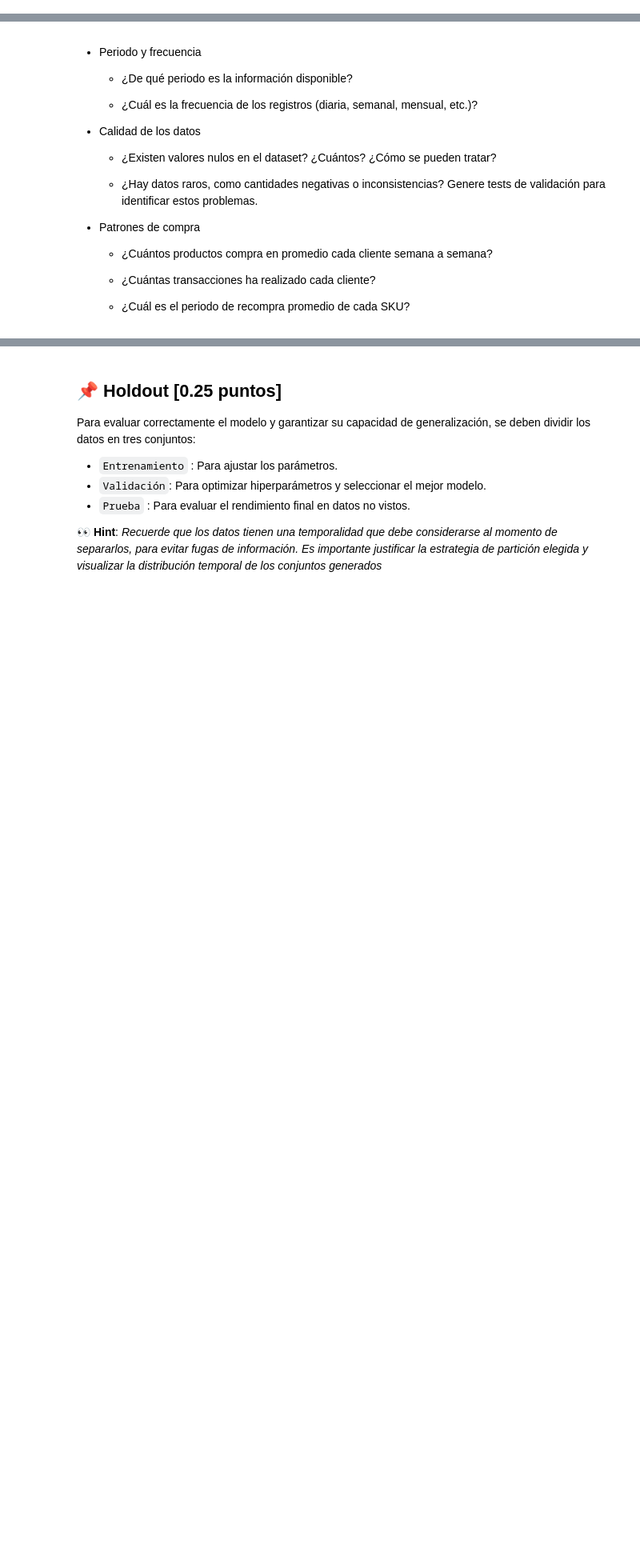
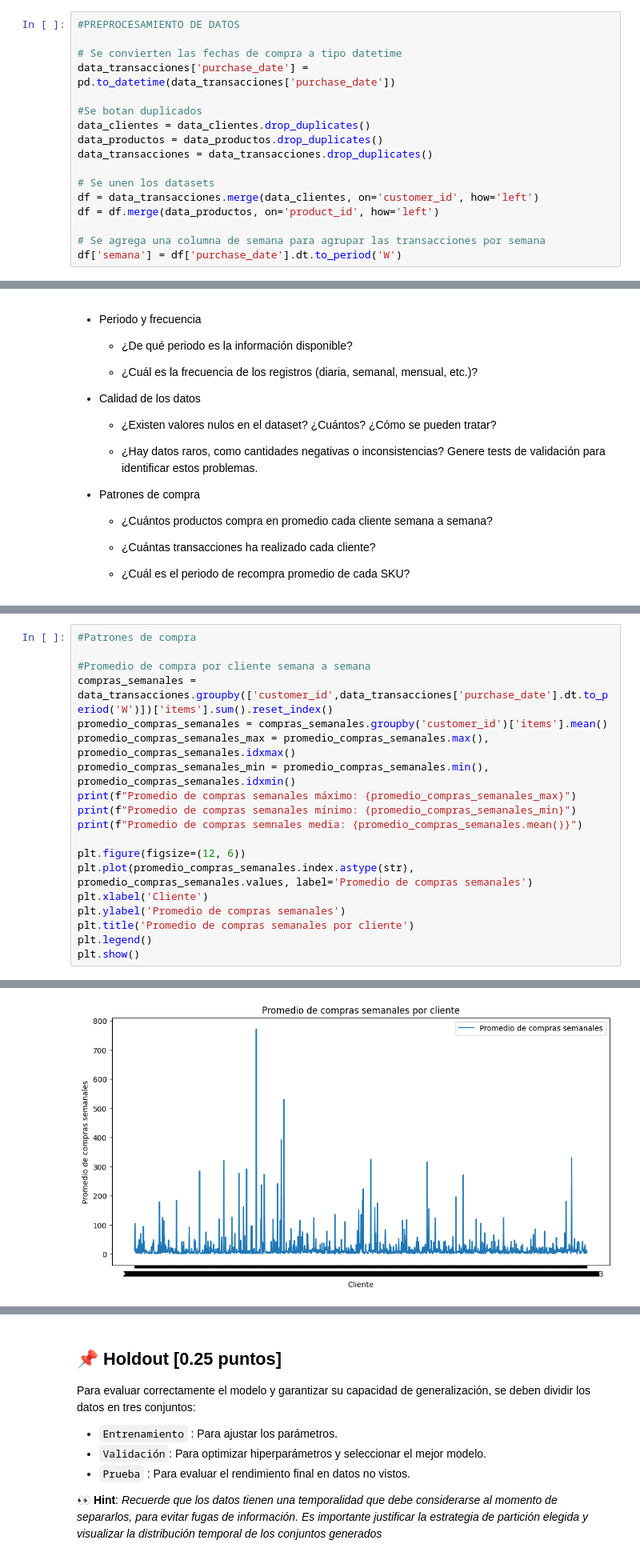
Before and after one commit to sebastianacunau/MDS7202-Laboratorios-y-Proyecto, a Jupyter notebook: Proyecto/Entrega 1/enunciado_1.ipynb, the cells around one changed output, grey strips where cells are left out. Shown: that part at 80% size. Saved outputs shown, nothing was run; the diff lists cells and outputs as text; blank space fills up the shorter version.

```diff
--- a/Proyecto/Entrega 1/enunciado_1.ipynb
+++ b/Proyecto/Entrega 1/enunciado_1.ipynb
@@ -187,0 +393,17 @@ Todo proceso llevado a cabo debe estar bien documentado y justificado en el info
+# %%
+#PREPROCESAMIENTO DE DATOS
+
+# Se convierten las fechas de compra a tipo datetime
+data_transacciones['purchase_date'] = pd.to_datetime(data_transacciones['purchase_date'])
+
+#Se botan duplicados
+data_clientes = data_clientes.drop_duplicates()
+data_productos = data_productos.drop_duplicates()
+data_transacciones = data_transacciones.drop_duplicates()
+
+# Se unen los datasets
+df = data_transacciones.merge(data_clientes, on='customer_id', how='left')
+df = df.merge(data_productos, on='product_id', how='left')
+
+# Se agrega una columna de semana para agrupar las transacciones por semana
+df['semana'] = df['purchase_date'].dt.to_period('W')
@@ -224,0 +740,20 @@ Se deben responder preguntas a partir de lo que puedan visualizar/obtener, por e
+# %%
+#Patrones de compra
+
+#Promedio de compra por cliente semana a semana
+compras_semanales = data_transacciones.groupby(['customer_id',data_transacciones['purchase_date'].dt.to_period('W')])['items'].sum().reset_index()
+promedio_compras_semanales = compras_semanales.groupby('customer_id')['items'].mean()
+promedio_compras_semanales_max = promedio_compras_semanales.max(), promedio_compras_semanales.idxmax()
+promedio_compras_semanales_min = promedio_compras_semanales.min(), promedio_compras_semanales.idxmin()
+print(f"Promedio de compras semanales máximo: {promedio_compras_semanales_max}")
+print(f"Promedio de compras semanales mínimo: {promedio_compras_semanales_min}")
+print(f"Promedio de compras semnales media: {promedio_compras_semanales.mean()}")
+
+plt.figure(figsize=(12, 6))
+plt.plot(promedio_compras_semanales.index.astype(str), promedio_compras_semanales.values, label='Promedio de compras semanales')
+plt.xlabel('Cliente')
+plt.ylabel('Promedio de compras semanales')
+plt.title('Promedio de compras semanales por cliente')
+plt.legend()
+plt.show()
+# %% [output]
@@ -224,0 +763 @@ Se deben responder preguntas a partir de lo que puedan visualizar/obtener, por e
+[figure, added]
```
Also changed, not shown: parts of 62 cells of this notebook, 7 other files.
